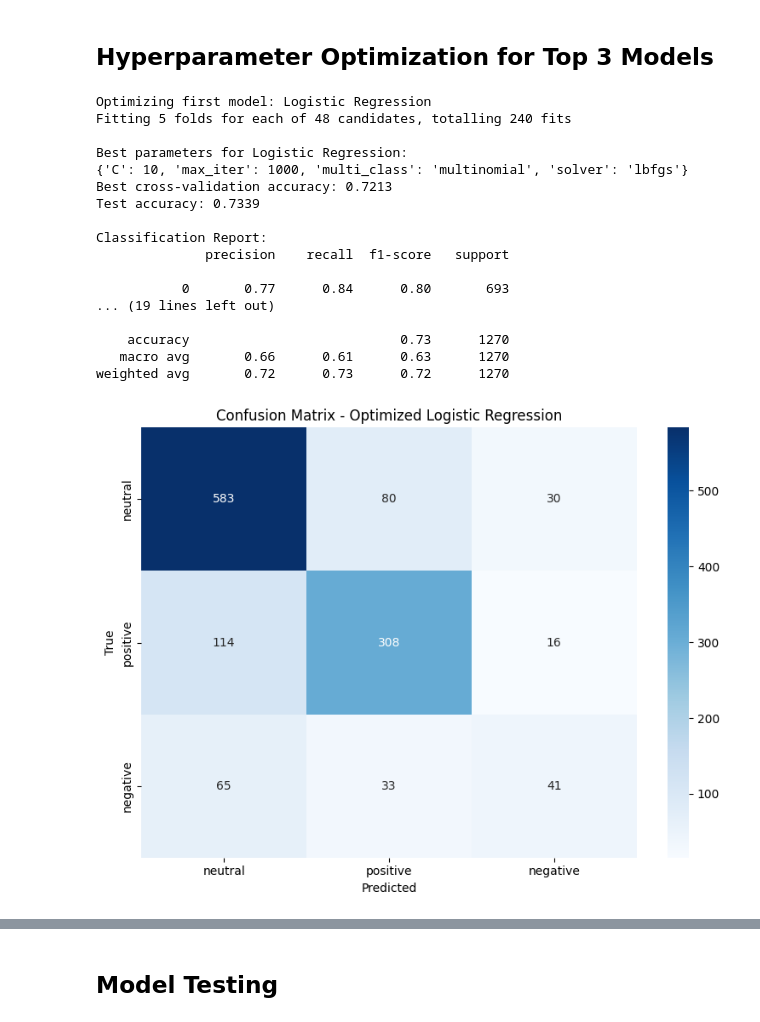
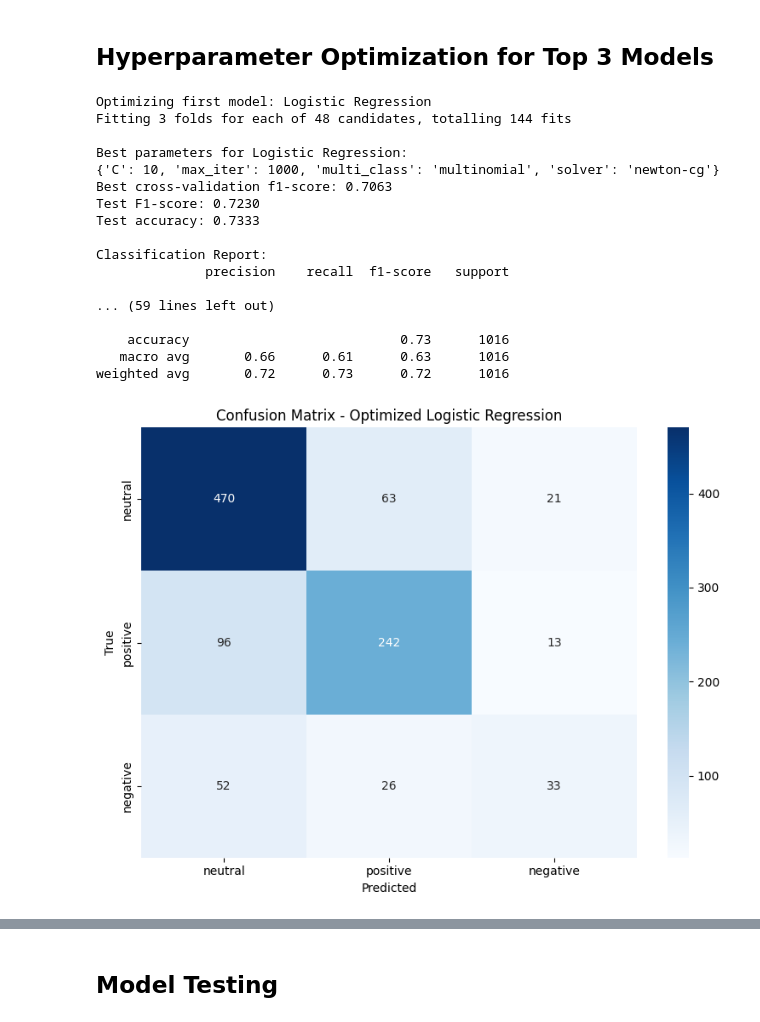
Before and after one commit to grkmzkn/finnews-insights, a Jupyter notebook: src/sentiment_analysis.ipynb, the cells around one changed output, grey strips where cells are left out. Saved outputs shown, nothing was run; the diff lists cells and outputs as text; code cells hidden in the pictures.

Commit message:
model update

```diff
--- a/src/sentiment_analysis.ipynb
+++ b/src/sentiment_analysis.ipynb
@@ -274,11 +316,11 @@ Name: count, dtype: int64
 # %%
 # Perform train-test split with stratification
 X_train, X_test, y_train, y_test = train_test_split(
-    df_filtered['processed_text'],
-    df_filtered['sentiment_encoded'],
-    test_size=0.25,
+    df['processed_text'],
+    df['sentiment_encoded'],
+    test_size=0.2,
     random_state=9,
-    stratify=df_filtered['sentiment_encoded']
+    stratify=df['sentiment_encoded']
 )
 
 print("Training set size:", len(X_train))
@@ -291,7 +333,7 @@ Test set size: 1270
 tfidf = TfidfVectorizer(
     max_features=5000,
     min_df=2,  # Ignore terms that appear in less than 2 documents
-    max_df=0.7,  # Ignore terms that appear in more than 95% of documents
+    max_df=0.90,  # Ignore terms that appear in more than 90% of documents
     ngram_range=(1, 2),  # Include both unigrams and bigrams
     strip_accents='unicode',
     norm='l2'
@@ -301,7 +343,7 @@ tfidf = TfidfVectorizer(
 X_train_tfidf = tfidf.fit_transform(X_train).toarray()
 X_test_tfidf = tfidf.transform(X_test).toarray()
 
-print("\nFeature matrix shape:")
+print("Feature matrix shape:")
 print("Training set:", X_train_tfidf.shape)
 print("Test set:", X_test_tfidf.shape)
 # %% [output]
@@ -572,0 +454,13 @@ weighted avg       0.73      0.74      0.72      1270
+# %%
+# Find the top 3 performing models based on Cross-Validation F1-scores
+
+# Sort models by mean CV F1-score instead of test F1-score
+sorted_models = sorted(results.items(), key=lambda x: x[1]['cv_scores'].mean(), reverse=True)[:3]
+print("\nTop 3 performing models (ranked by CV F1-scores):")
+for name, result in sorted_models:
+    print(f"\n{name}:")
+    print(f"Mean CV F1-Score: {result['cv_scores'].mean():.4f} (+/- {result['cv_scores'].std() * 2:.4f})")
+    print(f"Test Set F1-Score: {result['f1_score']:.4f}")
+
+# Store top 3 model names for later use
+top_3_models = [name for name, _ in sorted_models]
@@ -622,62 +530,62 @@ first_model = models[top_3_models[0]]
 first_grid = GridSearchCV(
     estimator=first_model,
     param_grid=param_grids[top_3_models[0]],
-    cv=StratifiedKFold(n_splits=5, shuffle=True, random_state=42),
-    scoring='accuracy',
+    cv=StratifiedKFold(n_splits=3, shuffle=True, random_state=9),
+    scoring='f1_weighted',
     n_jobs=-1,
     verbose=1
 )
 
-# Fit the model
 first_grid.fit(X_train_tfidf, y_train)
 
-# Print results
 print(f"\nBest parameters for {top_3_models[0]}:")
 print(first_grid.best_params_)
-print(f"Best cross-validation accuracy: {first_grid.best_score_:.4f}")
+print(f"Best cross-validation f1-score: {first_grid.best_score_:.4f}")
 
 # Evaluate on test set
 y_pred = first_grid.predict(X_test_tfidf)
+test_f1 = f1_score(y_test, y_pred, average='weighted')
 test_accuracy = accuracy_score(y_test, y_pred)
+print(f"Test F1-score: {test_f1:.4f}")
 print(f"Test accuracy: {test_accuracy:.4f}")
 
 # Print classification report
 print("\nClassification Report:")
 print(classification_report(y_test, y_pred))
 
 # Plot confusion matrix
 plt.figure(figsize=(8, 6))
 cm = confusion_matrix(y_test, y_pred)
 sns.heatmap(cm,
             annot=True,
             fmt='d',
             cmap='Blues',
             xticklabels=['neutral', 'positive', 'negative'],
             yticklabels=['neutral', 'positive', 'negative'])
 plt.title(f'Confusion Matrix - Optimized {top_3_models[0]}')
 plt.xlabel('Predicted')
 plt.ylabel('True')
 plt.tight_layout()
 plt.show()
 # %% [output]
 Optimizing first model: Logistic Regression
-Fitting 5 folds for each of 48 candidates, totalling 240 fits
+Fitting 3 folds for each of 48 candidates, totalling 144 fits
 
 Best parameters for Logistic Regression:
-{'C': 10, 'max_iter': 1000, 'multi_class': 'multinomial', 'solver': 'lbfgs'}
-Best cross-validation accuracy: 0.7213
-Test accuracy: 0.7339
+{'C': 10, 'max_iter': 1000, 'multi_class': 'multinomial', 'solver': 'newton-cg'}
+Best cross-validation f1-score: 0.7063
+Test F1-score: 0.7230
+Test accuracy: 0.7333
 
 Classification Report:
               precision    recall  f1-score   support
 
-           0       0.77      0.84      0.80       693
-... (19 lines left out)
+... (59 lines left out)
 
-    accuracy                           0.73      1270
-   macro avg       0.66      0.61      0.63      1270
-weighted avg       0.72      0.73      0.72      1270
+    accuracy                           0.73      1016
+   macro avg       0.66      0.61      0.63      1016
+weighted avg       0.72      0.73      0.72      1016
-[figure, old version]
+[figure, new version]
 # %%
 # Hyperparameter optimization for the second best model
 print("\nOptimizing second model:", top_3_models[1])
```
Also changed, not shown: parts of 22 cells of this notebook.
